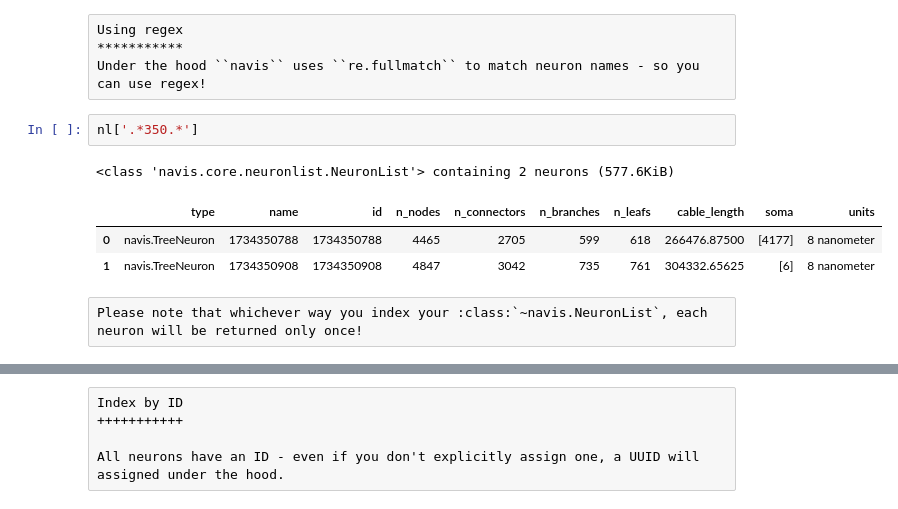
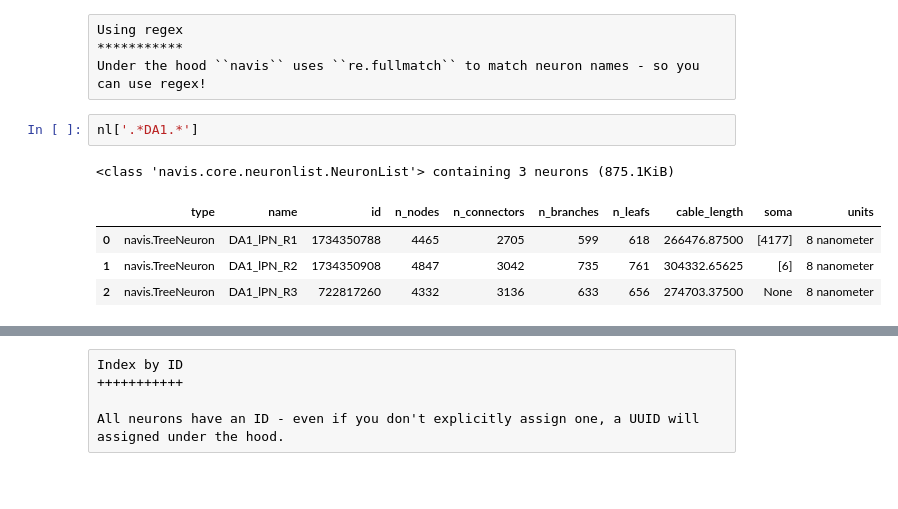
Before and after one commit to navis-org/navis, a Jupyter notebook: docs/source/tutorials/neurons_intro.ipynb, the cells around one changed output, grey strips where cells are left out. Cells and saved outputs as stored; diff of their text form; blank space fills up the shorter version.

Commit message:
docs: fix neurons intro

```diff
--- a/docs/source/tutorials/neurons_intro.ipynb
+++ b/docs/source/tutorials/neurons_intro.ipynb
@@ -362,11 +374,10 @@ Using regex
 ***********
 Under the hood ``navis`` uses ``re.fullmatch`` to match neuron names - so you can use regex!
 # %%
-nl['.*350.*']
+nl['.*DA1.*']
 # %% [output]
-<class 'navis.core.neuronlist.NeuronList'> containing 2 neurons (577.6KiB)
+<class 'navis.core.neuronlist.NeuronList'> containing 3 neurons (875.1KiB)
 |  | type | name | id | n_nodes | n_connectors | n_branches | n_leafs | cable_length | soma | units |
-| 0 | navis.TreeNeuron | 1734350788 | 1734350788 | 4465 | 2705 | 599 | 618 | 266476.87500 | [4177] | 8 nanometer |
-| 1 | navis.TreeNeuron | 1734350908 | 1734350908 | 4847 | 3042 | 735 | 761 | 304332.65625 | [6] | 8 nanometer |
+| 0 | navis.TreeNeuron | DA1_lPN_R1 | 1734350788 | 4465 | 2705 | 599 | 618 | 266476.87500 | [4177] | 8 nanometer |
+| 1 | navis.TreeNeuron | DA1_lPN_R2 | 1734350908 | 4847 | 3042 | 735 | 761 | 304332.65625 | [6] | 8 nanometer |
+| 2 | navis.TreeNeuron | DA1_lPN_R3 | 722817260 | 4332 | 3136 | 633 | 656 | 274703.37500 | None | 8 nanometer |
-# %% [raw]
-Please note that whichever way you index your :class:`~navis.NeuronList`, each neuron will be returned only once!
```
Also changed, not shown: parts of 23 cells of this notebook.
